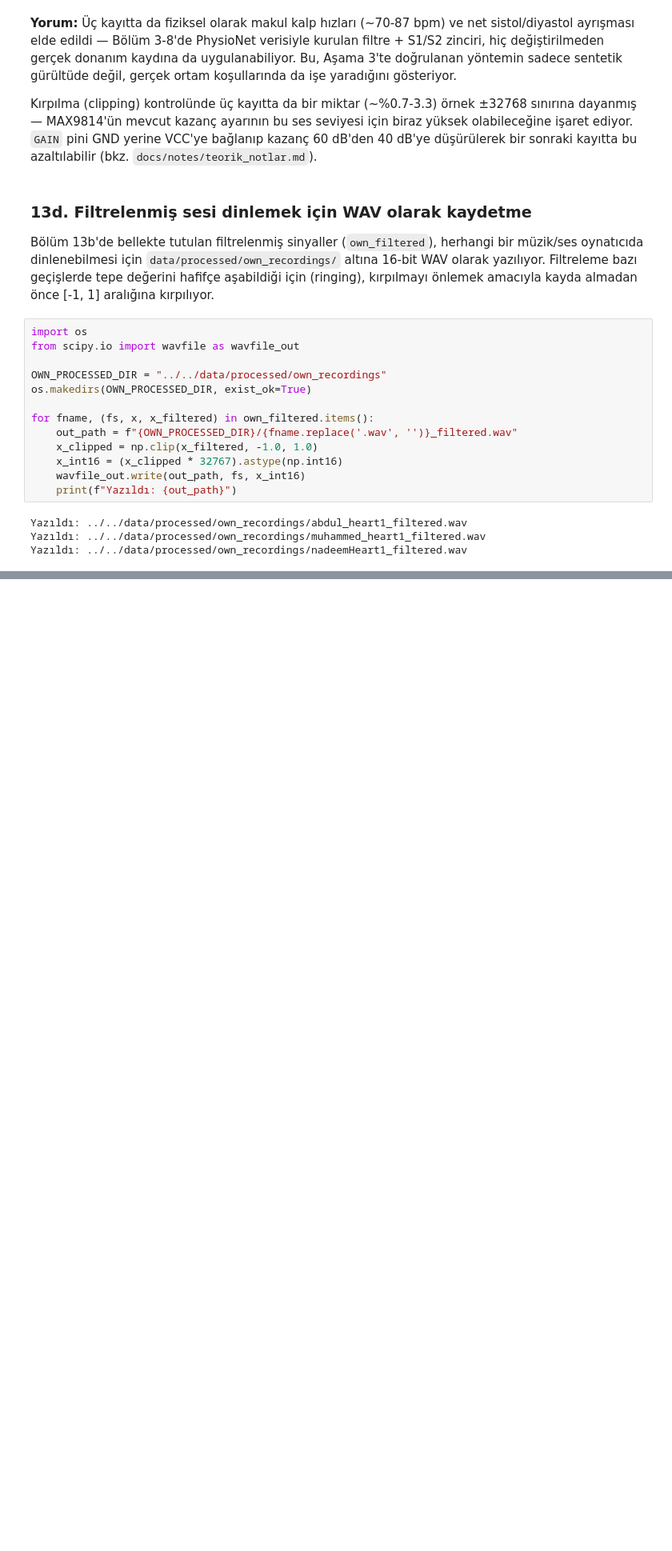
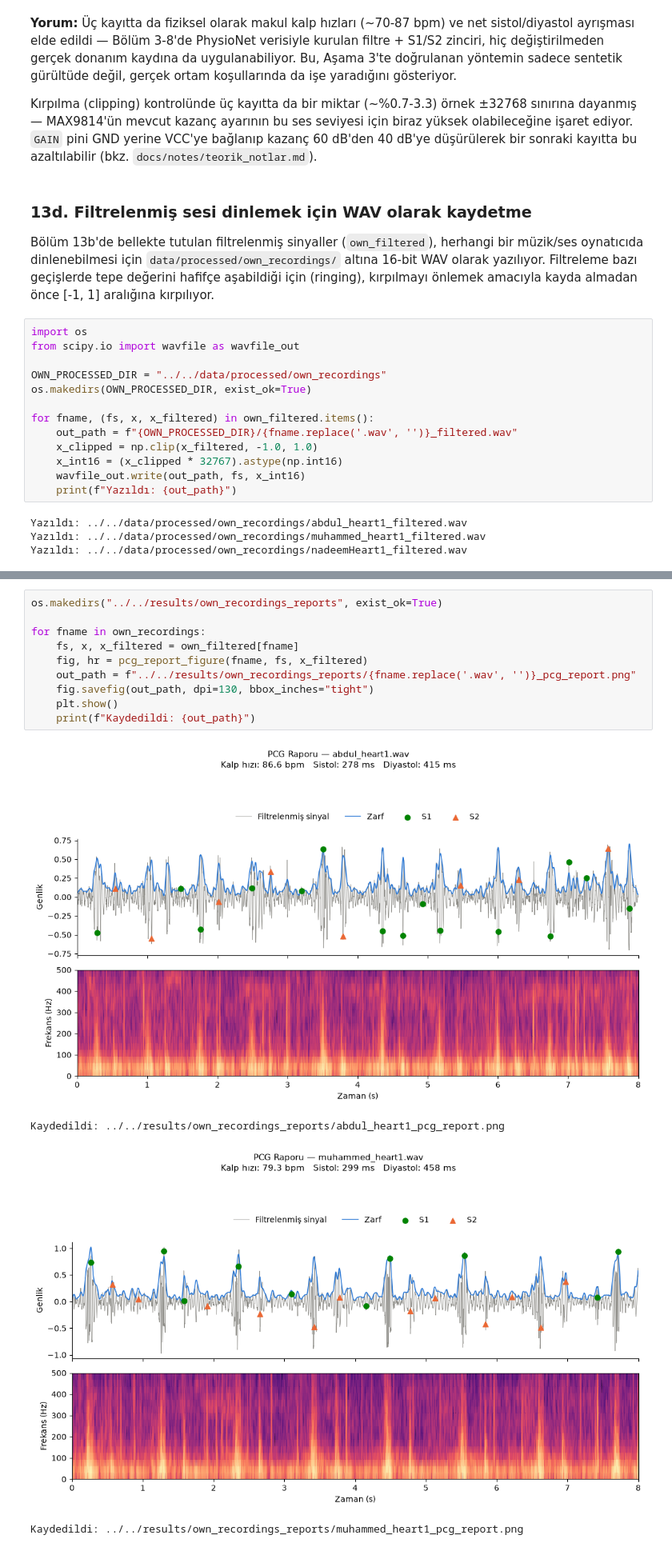
Before and after one commit to Furkanturan8/medical-steth-ecg, a Jupyter notebook: signal_processing/notebooks/01_ilk_analiz.ipynb, the cells around one changed output, grey strips where cells are left out. Shown at 80% size. Cells and saved outputs as stored; diff of their text form; blank space fills up the shorter version.

Commit message:
feat: add personal recording report images and configure gitignore to exclude them

```diff
--- a/signal_processing/notebooks/01_ilk_analiz.ipynb
+++ b/signal_processing/notebooks/01_ilk_analiz.ipynb
@@ -838,0 +900,15 @@ Yazıldı: ../../data/processed/own_recordings/nadeemHeart1_filtered.wav
+# %%
+os.makedirs("../../results/own_recordings_reports", exist_ok=True)
+
+for fname in own_recordings:
+    fs, x, x_filtered = own_filtered[fname]
+    fig, hr = pcg_report_figure(fname, fs, x_filtered)
+    out_path = f"../../results/own_recordings_reports/{fname.replace('.wav', '')}_pcg_report.png"
+    fig.savefig(out_path, dpi=130, bbox_inches="tight")
+    plt.show()
+    print(f"Kaydedildi: {out_path}")
+# %% [output]
+[figure, added]
+Kaydedildi: ../../results/own_recordings_reports/abdul_heart1_pcg_report.png
+[figure, added]
+Kaydedildi: ../../results/own_recordings_reports/muhammed_heart1_pcg_report.png
```
Also changed, not shown: parts of 3 cells of this notebook, 6 other files.
